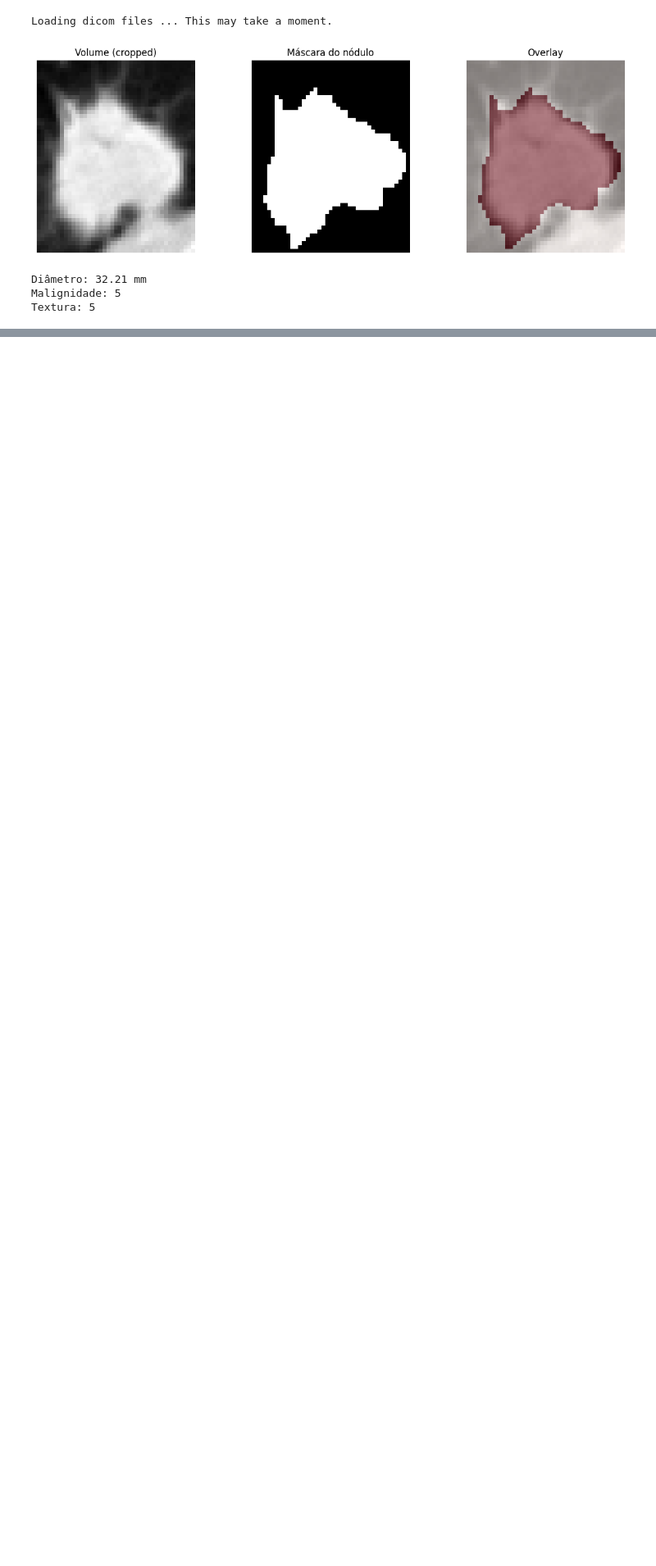
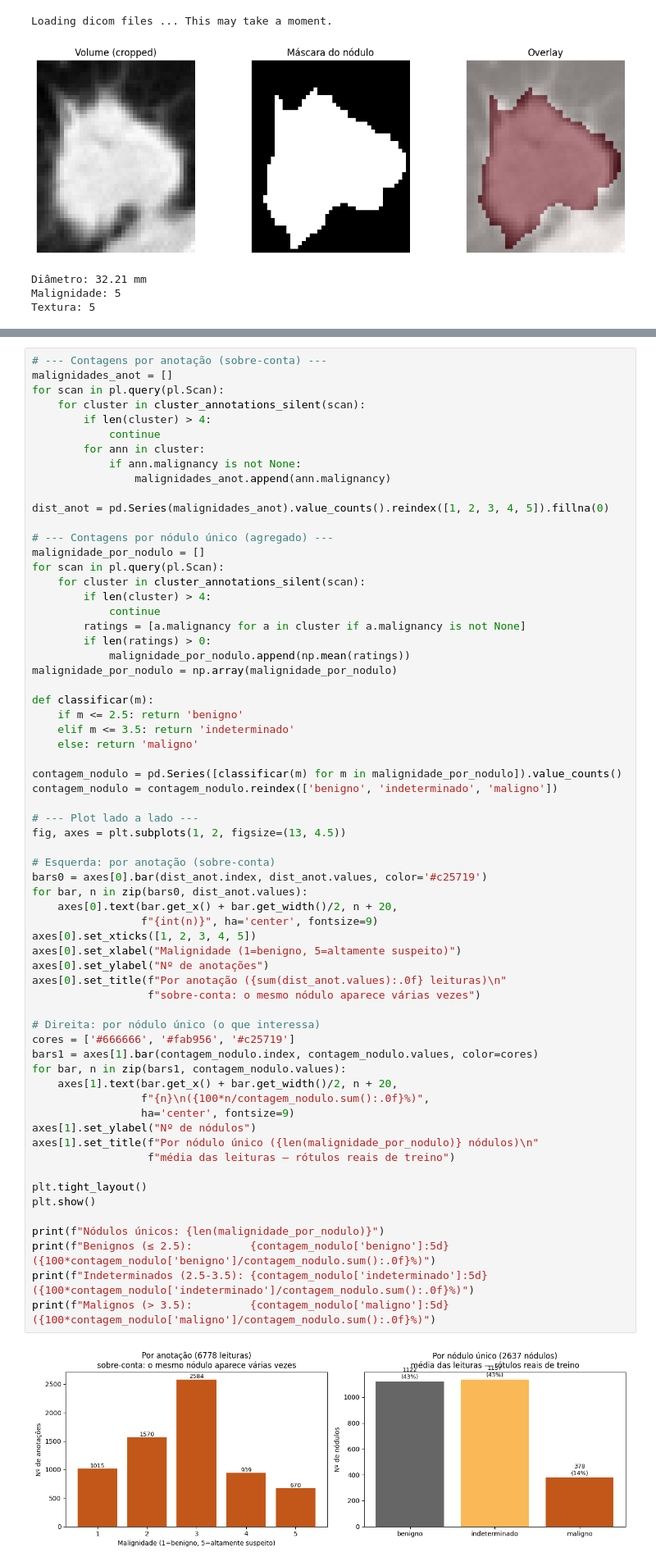
Before and after one commit to andredpinto/MASS_detect, a Jupyter notebook: notebooks/lidc_exploration.ipynb, the cells around one changed output, grey strips where cells are left out. Shown at 82% size. Cells and saved outputs as stored; diff of their text form; blank space fills up the shorter version.

```diff
--- a/notebooks/lidc_exploration.ipynb
+++ b/notebooks/lidc_exploration.ipynb
@@ -511,0 +704,66 @@ Um nódulo com 4 radiólogos contribui com 4 contagens.
+# %%
+# --- Contagens por anotação (sobre-conta) ---
+malignidades_anot = []
+for scan in pl.query(pl.Scan):
+    for cluster in cluster_annotations_silent(scan):
+        if len(cluster) > 4:
+            continue
+        for ann in cluster:
+            if ann.malignancy is not None:
+                malignidades_anot.append(ann.malignancy)
+
+dist_anot = pd.Series(malignidades_anot).value_counts().reindex([1, 2, 3, 4, 5]).fillna(0)
+
+# --- Contagens por nódulo único (agregado) ---
+malignidade_por_nodulo = []
+for scan in pl.query(pl.Scan):
+    for cluster in cluster_annotations_silent(scan):
+        if len(cluster) > 4:
+            continue
+        ratings = [a.malignancy for a in cluster if a.malignancy is not None]
+        if len(ratings) > 0:
+            malignidade_por_nodulo.append(np.mean(ratings))
+malignidade_por_nodulo = np.array(malignidade_por_nodulo)
+
+def classificar(m):
+    if m <= 2.5: return 'benigno'
+    elif m <= 3.5: return 'indeterminado'
+    else: return 'maligno'
+
+contagem_nodulo = pd.Series([classificar(m) for m in malignidade_por_nodulo]).value_counts()
+contagem_nodulo = contagem_nodulo.reindex(['benigno', 'indeterminado', 'maligno'])
+
+# --- Plot lado a lado ---
+fig, axes = plt.subplots(1, 2, figsize=(13, 4.5))
+
+# Esquerda: por anotação (sobre-conta)
+bars0 = axes[0].bar(dist_anot.index, dist_anot.values, color='#c25719')
+for bar, n in zip(bars0, dist_anot.values):
+    axes[0].text(bar.get_x() + bar.get_width()/2, n + 20,
+                 f"{int(n)}", ha='center', fontsize=9)
+axes[0].set_xticks([1, 2, 3, 4, 5])
+axes[0].set_xlabel("Malignidade (1=benigno, 5=altamente suspeito)")
+axes[0].set_ylabel("Nº de anotações")
+axes[0].set_title(f"Por anotação ({sum(dist_anot.values):.0f} leituras)\n"
+                  f"sobre-conta: o mesmo nódulo aparece várias vezes")
+
+# Direita: por nódulo único (o que interessa)
+cores = ['#666666', '#fab956', '#c25719']
+bars1 = axes[1].bar(contagem_nodulo.index, contagem_nodulo.values, color=cores)
+for bar, n in zip(bars1, contagem_nodulo.values):
+    axes[1].text(bar.get_x() + bar.get_width()/2, n + 20,
+                 f"{n}\n({100*n/contagem_nodulo.sum():.0f}%)",
+                 ha='center', fontsize=9)
+axes[1].set_ylabel("Nº de nódulos")
+axes[1].set_title(f"Por nódulo único ({len(malignidade_por_nodulo)} nódulos)\n"
+                  f"média das leituras — rótulos reais de treino")
+
+plt.tight_layout()
+plt.show()
+
+print(f"Nódulos únicos: {len(malignidade_por_nodulo)}")
+print(f"Benignos (≤ 2.5):         {contagem_nodulo['benigno']:5d} ({100*contagem_nodulo['benigno']/contagem_nodulo.sum():.0f}%)")
+print(f"Indeterminados (2.5-3.5): {contagem_nodulo['indeterminado']:5d} ({100*contagem_nodulo['indeterminado']/contagem_nodulo.sum():.0f}%)")
+print(f"Malignos (> 3.5):         {contagem_nodulo['maligno']:5d} ({100*contagem_nodulo['maligno']/contagem_nodulo.sum():.0f}%)")
+# %% [output]
+[figure, added]
```
Also changed, not shown: parts of 35 cells of this notebook.
